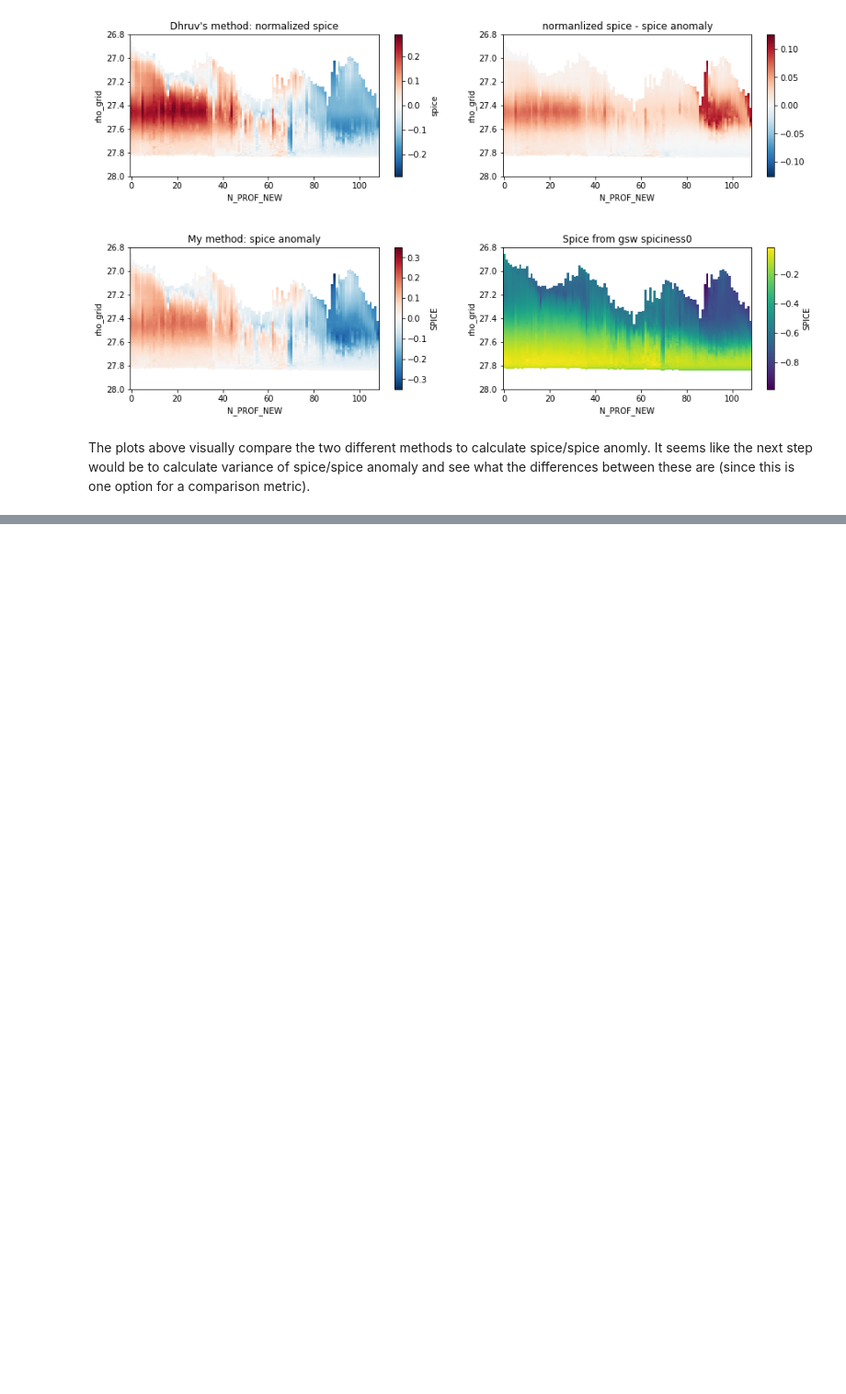
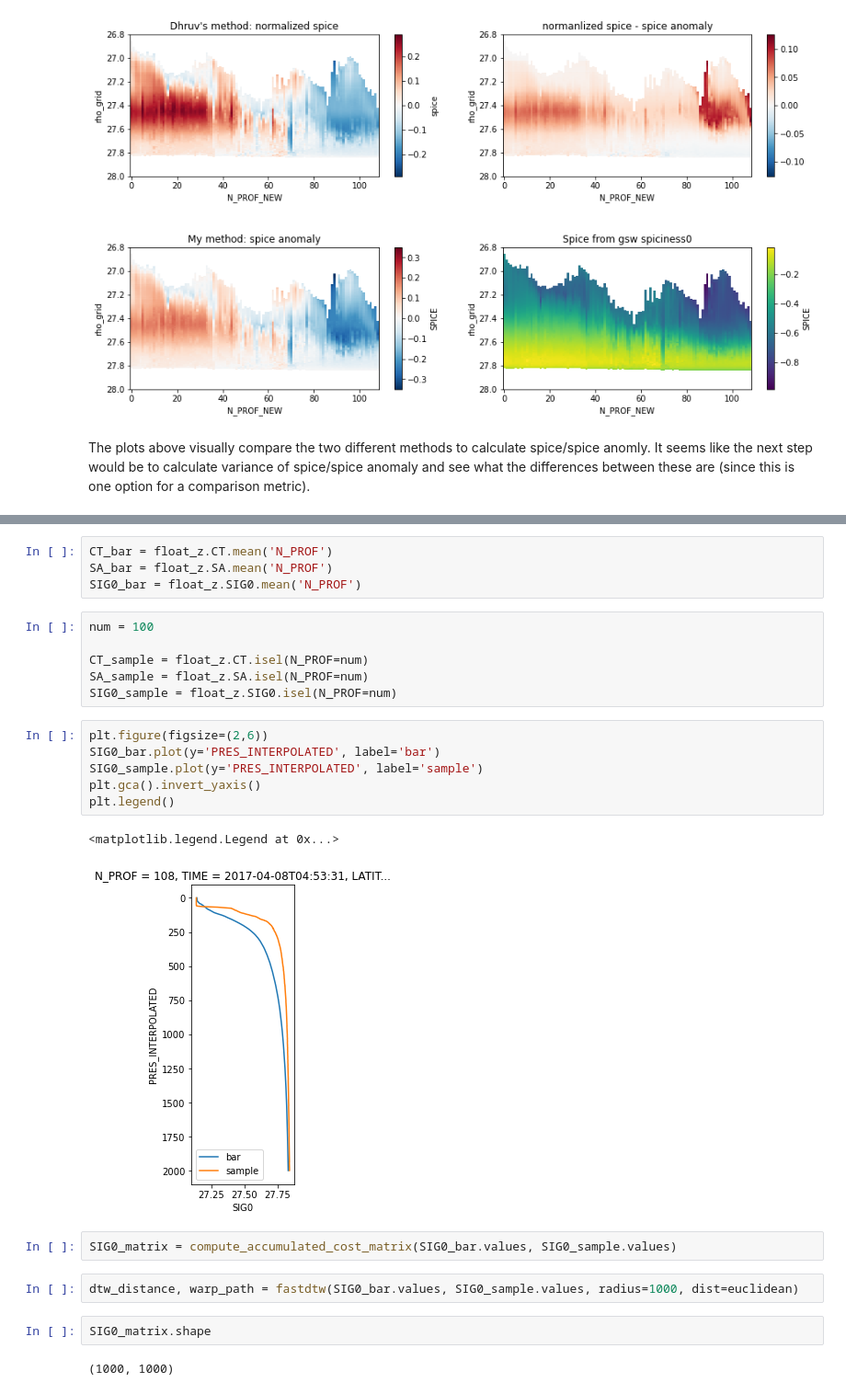
Before and after one commit to ocean-transport/argo-intern, a Jupyter notebook: methods.ipynb, the cells around one changed output, grey strips where cells are left out. Shown at 92% size. Drawn from its saved outputs; the diff is of its cells as text; blank space fills up the shorter version.

```diff
--- a/methods.ipynb
+++ b/methods.ipynb
@@ -204,0 +270,27 @@ The plots above visually compare the two different methods to calculate spice/sp
+# %%
+CT_bar = float_z.CT.mean('N_PROF')
+SA_bar = float_z.SA.mean('N_PROF')
+SIG0_bar = float_z.SIG0.mean('N_PROF')
+# %%
+num = 100
+
+CT_sample = float_z.CT.isel(N_PROF=num)
+SA_sample = float_z.SA.isel(N_PROF=num)
+SIG0_sample = float_z.SIG0.isel(N_PROF=num)
+# %%
+plt.figure(figsize=(2,6))
+SIG0_bar.plot(y='PRES_INTERPOLATED', label='bar')
+SIG0_sample.plot(y='PRES_INTERPOLATED', label='sample')
+plt.gca().invert_yaxis()
+plt.legend()
+# %% [output]
+<matplotlib.legend.Legend at 0x...>
+[figure, added]
+# %%
+SIG0_matrix = compute_accumulated_cost_matrix(SIG0_bar.values, SIG0_sample.values)
+# %%
+dtw_distance, warp_path = fastdtw(SIG0_bar.values, SIG0_sample.values, radius=1000, dist=euclidean)
+# %%
+SIG0_matrix.shape
+# %% [output]
+(1000, 1000)
```
Also changed, not shown: parts of 8 cells of this notebook.
